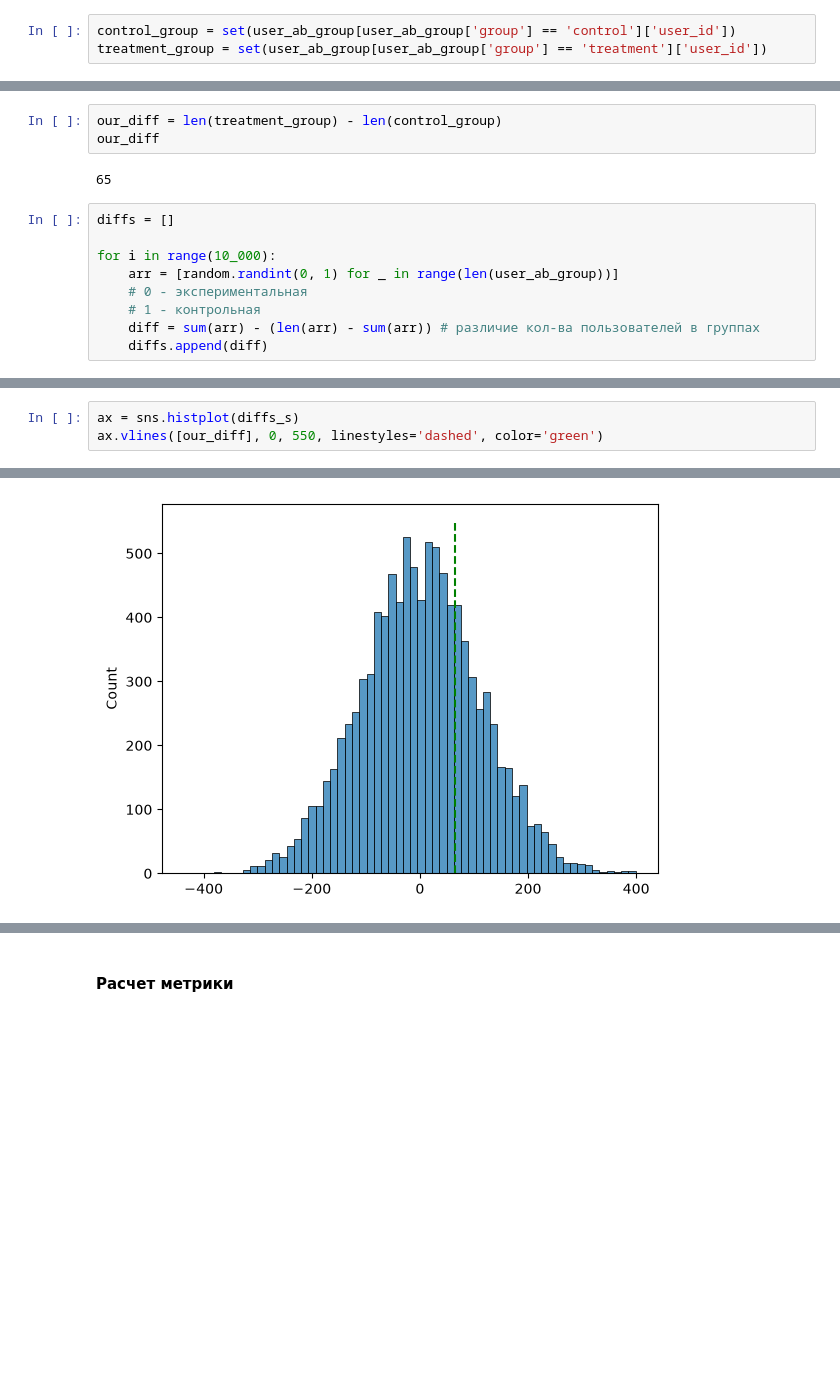
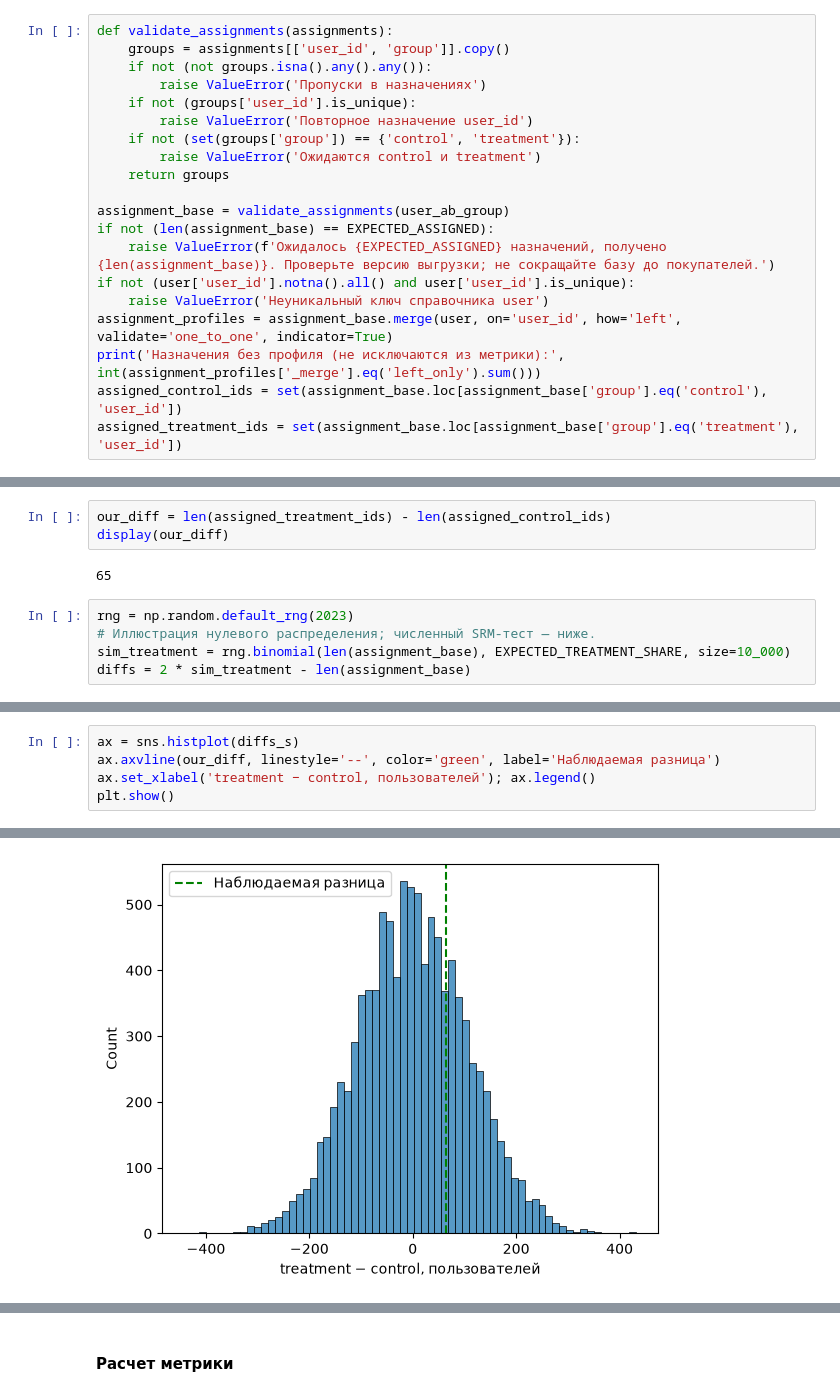
Before and after one commit to rtvtosic/Effectiveness-of-recommendation-system, a Jupyter notebook: notebook.ipynb, the cells around one changed output, grey strips where cells are left out. Drawn from its saved outputs; the diff is of its cells as text; blank space fills up the shorter version.

```diff
--- a/notebook.ipynb
+++ b/notebook.ipynb
@@ -310,5 +321,22 @@ user_ab_group.head()
 | 3 | 13267 | control |
 | 4 | 5636 | control |
 # %%
-control_group = set(user_ab_group[user_ab_group['group'] == 'control']['user_id'])
-treatment_group = set(user_ab_group[user_ab_group['group'] == 'treatment']['user_id'])
+def validate_assignments(assignments):
+    groups = assignments[['user_id', 'group']].copy()
+    if not (not groups.isna().any().any()):
+        raise ValueError('Пропуски в назначениях')
+    if not (groups['user_id'].is_unique):
+        raise ValueError('Повторное назначение user_id')
+    if not (set(groups['group']) == {'control', 'treatment'}):
+        raise ValueError('Ожидаются control и treatment')
+    return groups
+
+assignment_base = validate_assignments(user_ab_group)
+if not (len(assignment_base) == EXPECTED_ASSIGNED):
+    raise ValueError(f'Ожидалось {EXPECTED_ASSIGNED} назначений, получено {len(assignment_base)}. Проверьте версию выгрузки; не сокращайте базу до покупателей.')
+if not (user['user_id'].notna().all() and user['user_id'].is_unique):
+    raise ValueError('Неуникальный ключ справочника user')
+assignment_profiles = assignment_base.merge(user, on='user_id', how='left', validate='one_to_one', indicator=True)
+print('Назначения без профиля (не исключаются из метрики):', int(assignment_profiles['_merge'].eq('left_only').sum()))
+assigned_control_ids = set(assignment_base.loc[assignment_base['group'].eq('control'), 'user_id'])
+assigned_treatment_ids = set(assignment_base.loc[assignment_base['group'].eq('treatment'), 'user_id'])
@@ -331,16 +363,12 @@ Name: proportion, dtype: float64
 # %%
-our_diff = len(treatment_group) - len(control_group)
-our_diff
+our_diff = len(assigned_treatment_ids) - len(assigned_control_ids)
+display(our_diff)
 # %% [output]
 65
 # %%
-diffs = []
-
-for i in range(10_000):
-    arr = [random.randint(0, 1) for _ in range(len(user_ab_group))]
-    # 0 - экспериментальная
-    # 1 - контрольная
-    diff = sum(arr) - (len(arr) - sum(arr)) # различие кол-ва пользователей в группах
-    diffs.append(diff)
+rng = np.random.default_rng(2023)
+# Иллюстрация нулевого распределения; численный SRM-тест — ниже.
+sim_treatment = rng.binomial(len(assignment_base), EXPECTED_TREATMENT_SHARE, size=10_000)
+diffs = 2 * sim_treatment - len(assignment_base)
 # %%
 diffs_s = pd.Series(diffs)
@@ -360,5 +388,7 @@ diffs_s
 Length: 10000, dtype: int64
 # %%
 ax = sns.histplot(diffs_s)
-ax.vlines([our_diff], 0, 550, linestyles='dashed', color='green')
+ax.axvline(our_diff, linestyle='--', color='green', label='Наблюдаемая разница')
+ax.set_xlabel('treatment − control, пользователей'); ax.legend()
+plt.show()
 # %% [output]
@@ -366,2 +395,2 @@ ax.vlines([our_diff], 0, 550, linestyles='dashed', color='green')
-[figure, old version]
+[figure, new version]
 # %%
```
Also changed, not shown: parts of 43 cells of this notebook, 1 other file.
